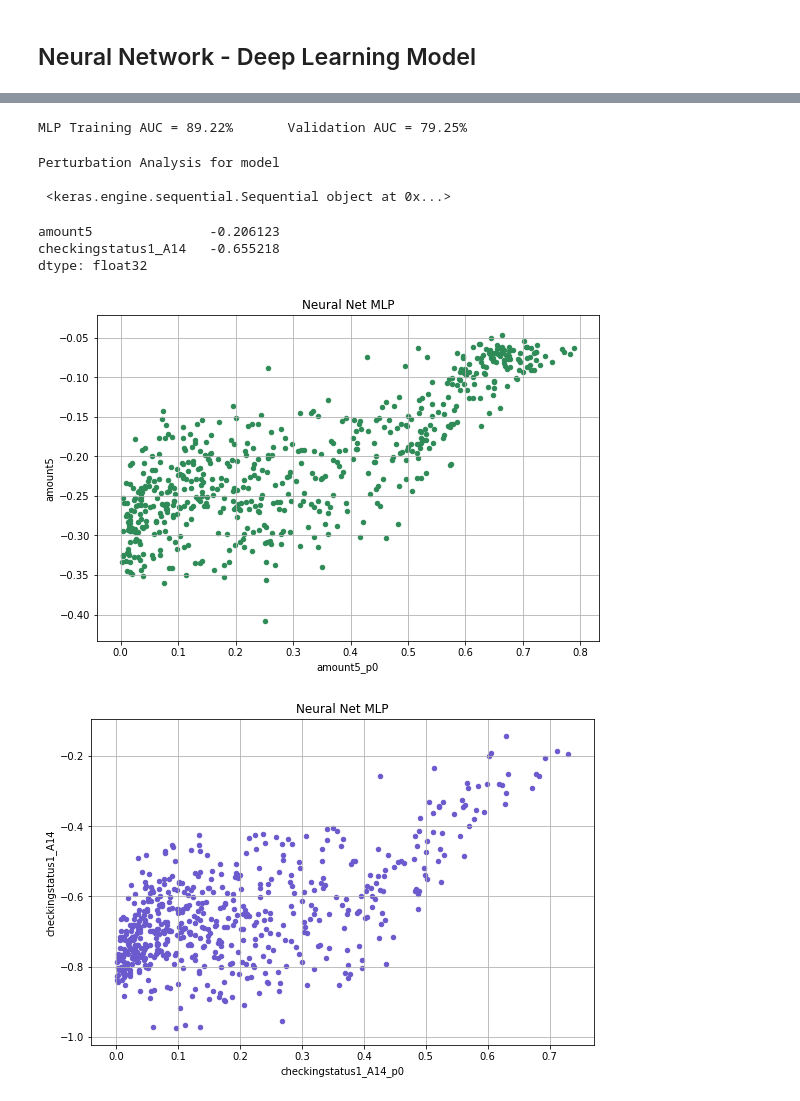
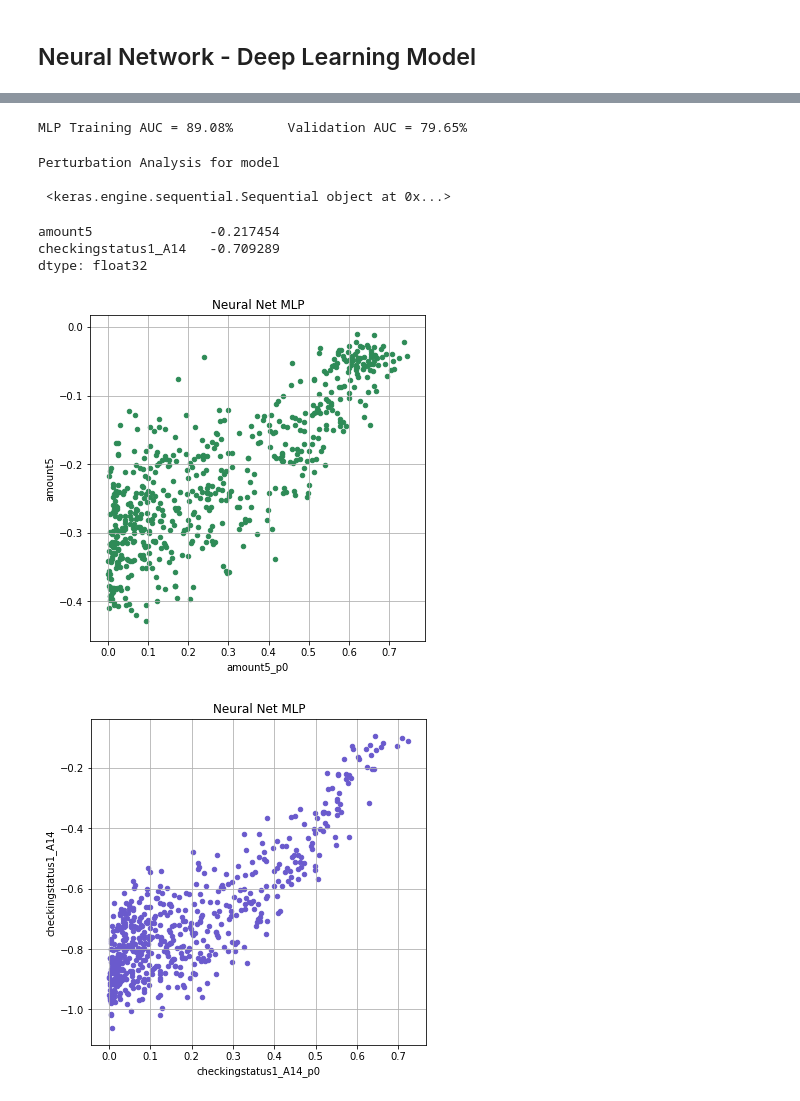
Before and after one commit to ispapadakis/GermanCredit, a Jupyter notebook: GermanCredit-keras.ipynb, the cells around one changed output, grey strips where cells are left out. Cells and saved outputs as stored; diff of their text form; code cells hidden in the pictures.

```diff
--- a/GermanCredit-keras.ipynb
+++ b/GermanCredit-keras.ipynb
@@ -57,7 +57,7 @@ from keras.constraints import maxnorm
 model = Sequential()
 model.add(Dense(150, input_dim=len(predictors), activation='relu',
                 kernel_initializer='normal',
-                kernel_regularizer=regularizers.l1(0.0005),
+                kernel_regularizer=regularizers.l1(0.00005),
                 activity_regularizer=regularizers.l2(0.0001),
                 name='dense_0'
                ))
@@ -123,7 +123,7 @@ print('MLP Training AUC = {:.2%}       Validation AUC = {:.2%}'.format(
     roc_auc_score(y_train, y_est_mlp),
     roc_auc_score(y_test,  y_pred_mlp)))
 # %% [output]
-MLP Training AUC = 89.22%       Validation AUC = 79.25%
+MLP Training AUC = 89.08%       Validation AUC = 79.65%
 # %%
 def prob2logit(p):
     return np.log((1-p)/p)
@@ -138,9 +138,9 @@ def perturb(model,X,pred):
 
     amt_col = np.where([p=='amount5' for p in list(pred)])
     X0 = X.copy()
-    X0[:,amt_col] = 1
+    X0[:,amt_col] = 0
     X1 = X0.copy()
-    X1[:,amt_col] = 2
+    X1[:,amt_col] = 1
 
     p_hat_0 = model.predict(X0).ravel()
     p_hat_1 = model.predict(X1).ravel()
@@ -177,18 +177,18 @@ Z[['amount5','checkingstatus1_A14']].mean()
 Perturbation Analysis for model
 
  <keras.engine.sequential.Sequential object at 0x...>
-amount5               -0.206123
-checkingstatus1_A14   -0.655218
+amount5               -0.217454
+checkingstatus1_A14   -0.709289
 dtype: float32
 # %%
 _ = Z.plot.scatter(x='amount5_p0',y='amount5',title='Neural Net MLP',
-                    figsize=(9,6),grid=True,color='seagreen')
+                    figsize=(6,6),grid=True,color='seagreen')
 _ = Z.plot.scatter(x='checkingstatus1_A14_p0',y='checkingstatus1_A14',
                    title='Neural Net MLP',
-                   figsize=(9,6),grid=True,color='slateblue')
+                   figsize=(6,6),grid=True,color='slateblue')
 # %% [output]
-[figure, old version]
+[figure, new version]
-[figure, old version]
+[figure, new version]
 # %%
 # Export PD
 dfout = pd.DataFrame({'y_est':y_pred_mlp,'y':y_test})
```
Also changed, not shown: parts of 3 cells of this notebook, 5 other files.
